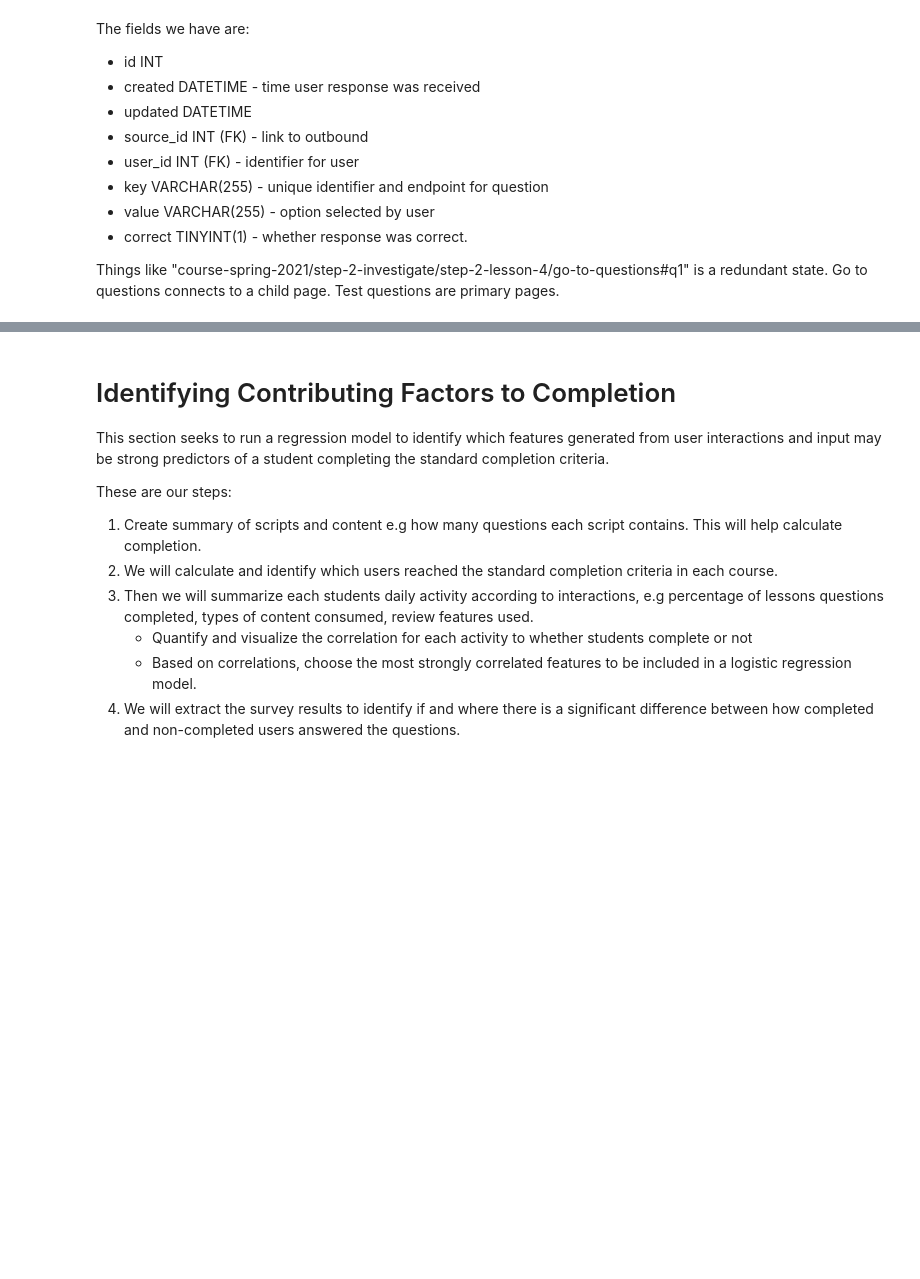
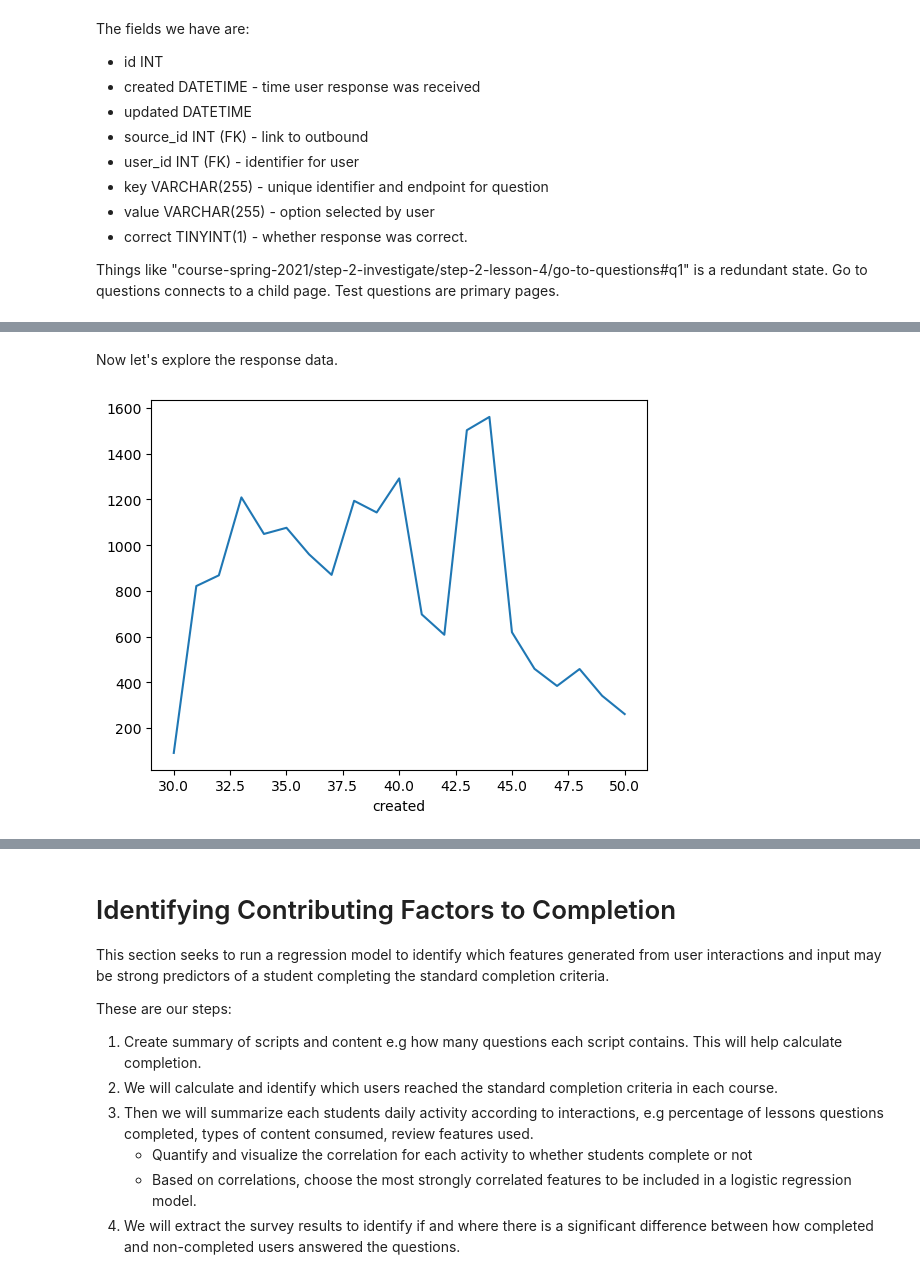
Before and after one commit to darrendbutler/yiya_data_analysis, a Jupyter notebook: dropout_analysis_course_2-3.ipynb, the cells around one changed output, grey strips where cells are left out. Drawn from its saved outputs; the diff is of its cells as text; code cells hidden in the pictures; blank space fills up the shorter version.

```diff
--- a/dropout_analysis_course_2-3.ipynb
+++ b/dropout_analysis_course_2-3.ipynb
@@ -1047,0 +1191,7 @@ We may need to aggregate and group the usage of each user into a time series for
+# %% [markdown]
+Now let's explore the response data.
+# %%
+response_course_2_df.groupby(response_course_2_df["created"].dt.week)["user_id"].nunique().plot()
+plt.show()
+# %% [output]
+[figure, added]
```
Also changed, not shown: parts of 17 cells of this notebook.
